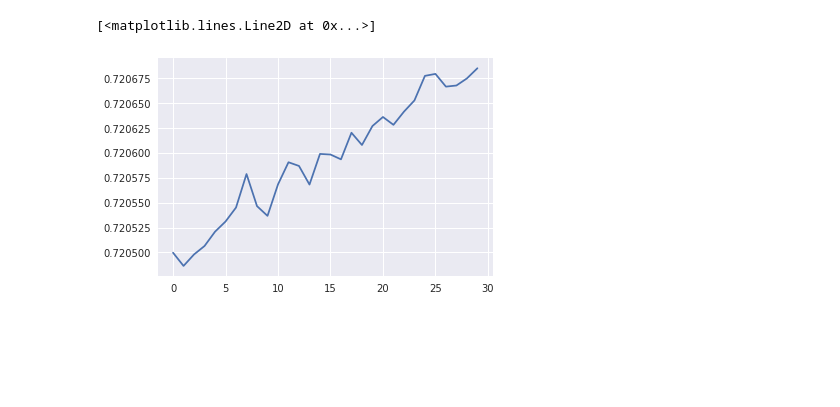
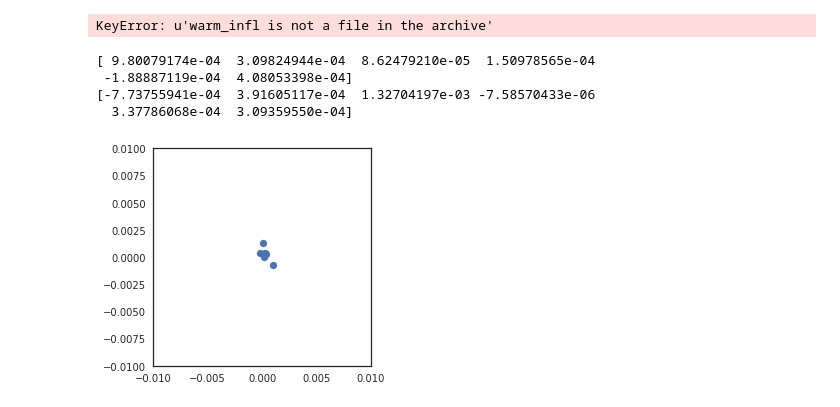
Before and after one commit to bbbert/influence-release, a Jupyter notebook: scripts/hidden0_seeds_losses_and_diffs_logreg.ipynb, the cells around one changed output. Saved outputs shown, nothing was run; the diff lists cells and outputs as text; code cells hidden in the pictures; blank space fills up the shorter version.

```diff
--- a/scripts/hidden0_seeds_losses_and_diffs_logreg.ipynb
+++ b/scripts/hidden0_seeds_losses_and_diffs_logreg.ipynb
@@ -28,13 +29,28 @@ def ceil_divide(numer,denom):
     return (numer-1)//denom+1
 # %%
 seed = 0
-f = np.load('../../scr/output/seed{}_pred_infl_logreg.npz'.format(seed))
+f = np.load('../../output/seed{}_actual_pred_infl_logreg_remove_{}.npz'.format(seed,sel_points))
 predicted_loss_diffs = f['pred_infl']
+warm_loss_diffs = f['warm_infl']
 
-f = np.load('../../scr/output/hidden0_more_retraining.npz')
+"""
+f = np.load('../../output/hidden0_more_retraining.npz')
 more_retraining_losses = f['losses']
 more_retraining_losses[0] = 0.72049975
 plt.plot(more_retraining_losses)
+"""
 # %% [output]
-[<matplotlib.lines.Line2D at 0x...>]
+KeyError: u'warm_infl is not a file in the archive'
-[figure, removed]
+# %%
+print(warm_loss_diffs)
+plt.scatter(warm_loss_diffs, predicted_loss_diffs[sel_points])
+plt.axes().set_aspect('equal')
+plt.xlim(-0.01,0.01)
+plt.ylim(-0.01,0.01)
+print(predicted_loss_diffs[sel_points])
+# %% [output]
+[ 9.80079174e-04  3.09824944e-04  8.62479210e-05  1.50978565e-04
+ -1.88887119e-04  4.08053398e-04]
+[-7.73755941e-04  3.91605117e-04  1.32704197e-03 -7.58570433e-06
+  3.37786068e-04  3.09359550e-04]
+[figure, added]
```
Also changed, not shown: parts of 6 cells of this notebook, 5 other files.
